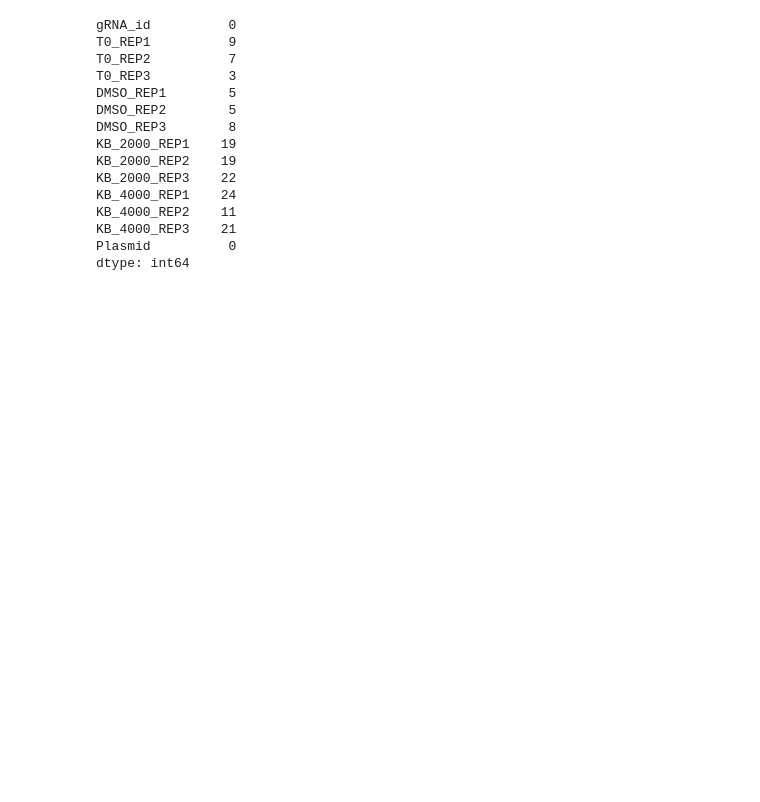
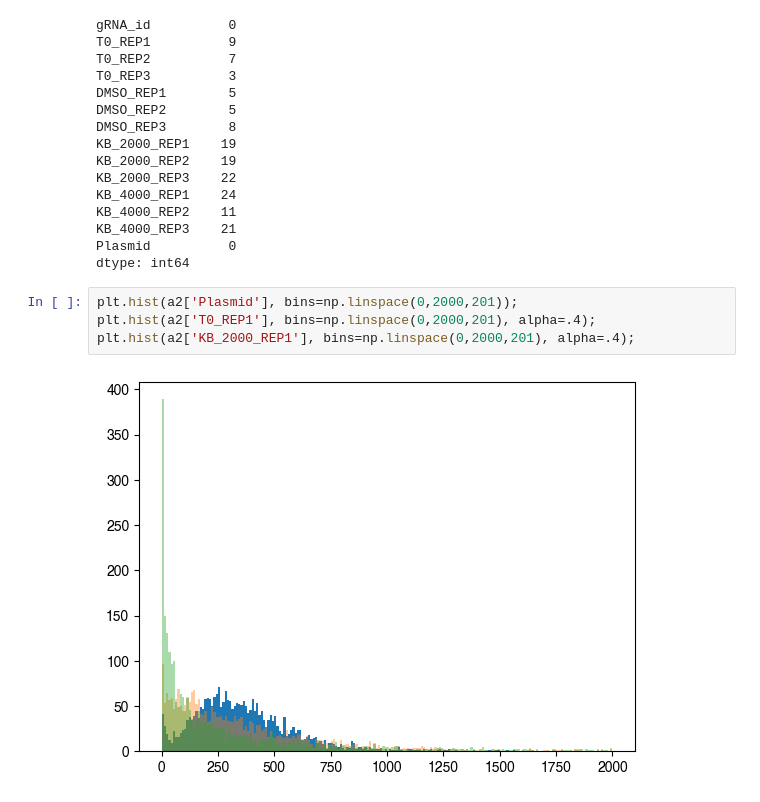
Before and after one commit to samgould2/CDK-BE-mutagenesis, a Jupyter notebook: notebooks/04_LFC_FDR_tables/LFC_FDR_pvals.ipynb, the cells around one changed output. Saved outputs shown, nothing was run; the diff lists cells and outputs as text; blank space fills up the shorter version.

```diff
--- a/notebooks/04_LFC_FDR_tables/LFC_FDR_pvals.ipynb
+++ b/notebooks/04_LFC_FDR_tables/LFC_FDR_pvals.ipynb
@@ -154,3 +158,9 @@ KB_4000_REP2    11
 KB_4000_REP3    21
 Plasmid          0
 dtype: int64
+# %%
+plt.hist(a2['Plasmid'], bins=np.linspace(0,2000,201));
+plt.hist(a2['T0_REP1'], bins=np.linspace(0,2000,201), alpha=.4);
+plt.hist(a2['KB_2000_REP1'], bins=np.linspace(0,2000,201), alpha=.4);
+# %% [output]
+[figure, added]
```
Also changed, not shown: parts of 11 cells of this notebook, 14 other files.
